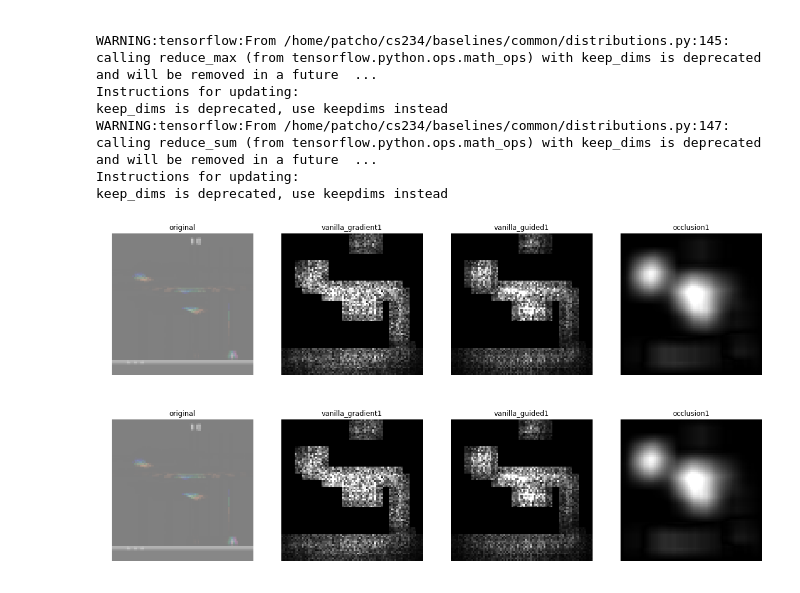
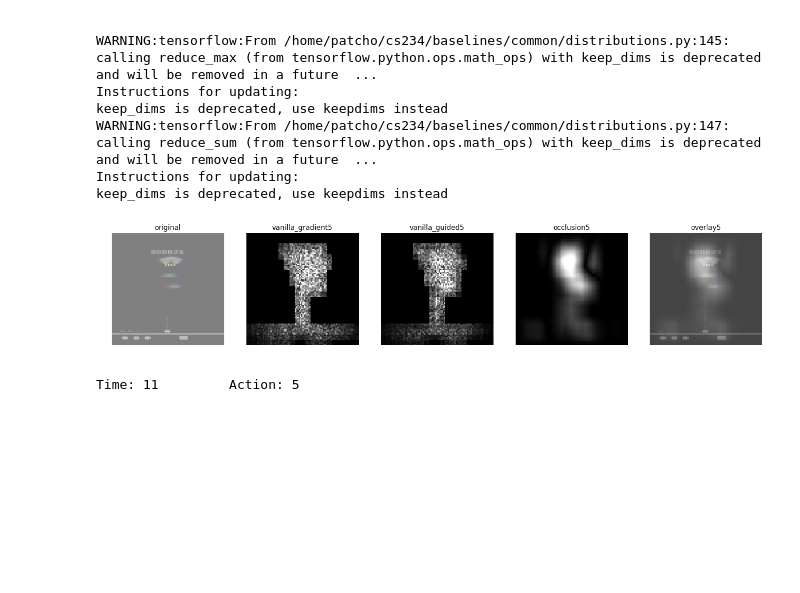
Before and after one commit to yjianqing/cs234, a Jupyter notebook: baselines/ppo2/rl_saliency.ipynb, the cells around one changed output. Drawn from its saved outputs; the diff is of its cells as text; code cells hidden in the pictures; blank space fills up the shorter version.

```diff
--- a/baselines/ppo2/rl_saliency.ipynb
+++ b/baselines/ppo2/rl_saliency.ipynb
@@ -14,13 +14,15 @@ from baselines.common.cmd_util import make_atari_env
 from baselines.a2c.utils import conv_to_fc
 from ppo2 import Runner
 # %%
-ENV_NAME = "DemonAttackNoFrameskip-v0"
-TRAIN_FOLDER = './demon_attack_seed_0/'
+ENV_NAME = "AssaultNoFrameskip-v0"#"DemonAttackNoFrameskip-v0"
+MODEL_MAKING = 'assault_ppo_seed_0/'
+TRAIN_FOLDER = 'assault_seed1_logsave/' # './demon_attack_seed_0/'
 
-env = VecFrameStack(make_atari_env(ENV_NAME, 8, 0), 4)
+nenv = 8
+env = VecFrameStack(make_atari_env(ENV_NAME, nenv, 0), 4)
 nact = env.action_space.n
 # %%
-with open(TRAIN_FOLDER + "make_model.pkl", "rb") as f:
+with open(MODEL_MAKING + "make_model.pkl", "rb") as f:
     make_model = pickle.load(f)
 # %%
 tf.Session().__enter__()
@@ -57,21 +59,21 @@ def fc_copy(x, scope, nh, wold, bold, *, init_scale=1.0, init_bias=0.0):
         b = tf.identity(bold)
         return tf.matmul(x, w)+b
 
-def ShowGrayscaleImage(im, title='', ax=None, pc=''):
+def ShowGrayscaleImage(im, title='', ax=None, pc='', alpha=1):
     if ax is None:
         P.figure()
     P.axis('off')
 
-    P.imshow(im, cmap=P.cm.gray, vmin=0, vmax=1)
+    P.imshow(im, cmap=P.cm.gray, vmin=0, vmax=1, alpha=alpha)
     P.title(title + str(pc))
     # P.savefig(title + ".png")
 
-def ShowImage(im, title='', ax=None, pc=''):
+def ShowImage(im, title='', ax=None, pc='', alpha=1):
     if ax is None:
         P.figure()
     P.axis('off')
     im = ((im + 1) * 127.5).astype(np.uint8)
-    P.imshow(im)
+    P.imshow(im, alpha=alpha)
     P.title(title + str(pc))
 # %%
 graph = tf.get_default_graph()
@@ -109,38 +106,46 @@ runner = Runner(env=env, model=model, nsteps=nsteps, gamma=gamma, lam=lam)
+# %%
+obs = np.zeros((nenv,) + env.observation_space.shape, dtype=model.train_model.X.dtype.name)
+obs[:] = env.reset()
+states = model.initial_state
+dones = [False for _ in range(nenv)]
 # %%
 sess = tf.get_default_session()
 ROWS = 1
-COLS = 4
+COLS = 5
 UPSCALE_FACTOR = 20
 P.figure(figsize=(ROWS * UPSCALE_FACTOR, COLS * UPSCALE_FACTOR))
 NUM_STEPS = 100
 
 tf.global_variables_initializer().run(session=sess)
 gradient_saliency = saliency.GradientSaliency(graph, sess, y_selected, images)
 guided_backprop = saliency.GuidedBackprop(graph, sess, y_selected, images)
 occlusion = saliency.Occlusion(graph, sess, y_selected, images)
 
 for i in range(NUM_STEPS):
-    obs, returns, masks, actions, values, neglogpacs, states, epinfos = runner.run() #pylint: disable=E0632
+    actions, values, states, neglogpacs = model.step(obs, states, dones)
+    obs[:], rewards, dones, infos = env.step(actions)
 
     prediction_class = sess.run(prediction, feed_dict = {images: [obs[0]]})[0]
     print("Time: {} \t Action: {}".format(i, prediction_class))
 
     vanilla_mask_3d = gradient_saliency.GetMask(obs[0], feed_dict = {neuron_selector: prediction_class})
     vanilla_mask_grayscale = saliency.VisualizeImageGrayscale(vanilla_mask_3d)
 
     vanilla_guided_backprop_mask_3d = guided_backprop.GetMask(obs[0], feed_dict = {neuron_selector: prediction_class})
     vanilla_mask_guided_grayscale = saliency.VisualizeImageGrayscale(vanilla_guided_backprop_mask_3d)
 
     occlusion_mask = occlusion.GetMask(obs[0].astype(np.float32), feed_dict = {neuron_selector: prediction_class})
     occlusion_mask_grayscale = saliency.VisualizeImageGrayscale(occlusion_mask)
 
     ShowImage(obs[0].astype(np.float32)/255., title='original', ax=P.subplot(ROWS, COLS, 1))
+    ShowImage(obs[0].astype(np.float32)/255., title='overlay', ax=P.subplot(ROWS, COLS, 5))
     ShowGrayscaleImage(vanilla_mask_grayscale, title='vanilla_gradient', pc=prediction_class, ax=P.subplot(ROWS, COLS, 2))
     ShowGrayscaleImage(vanilla_mask_guided_grayscale, title='vanilla_guided', pc=prediction_class, ax=P.subplot(ROWS, COLS, 3))
     ShowGrayscaleImage(occlusion_mask_grayscale, title="occlusion", pc=prediction_class, ax=P.subplot(ROWS, COLS, 4))
+    ShowGrayscaleImage(occlusion_mask_grayscale, title="overlay", pc=prediction_class, ax=P.subplot(ROWS, COLS, 5), alpha=0.3)
 
     display.clear_output(wait=True)
     display.display(P.gcf())
 # %% [output]
-[figure, old version]
+[figure, new version]
-[figure, removed]
+Time: 11         Action: 5
```
Also changed, not shown: parts of 1 cell of this notebook, 1 other file.
